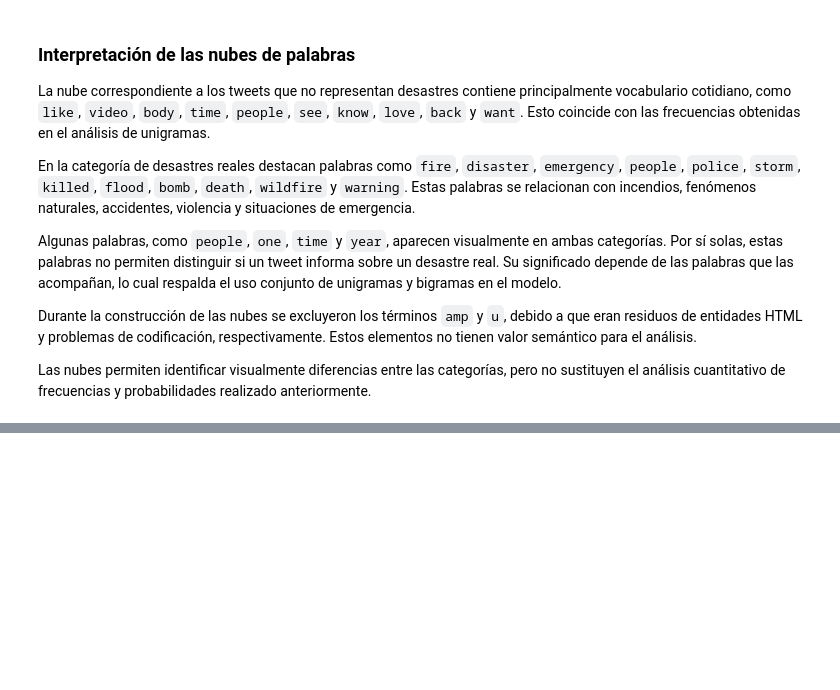
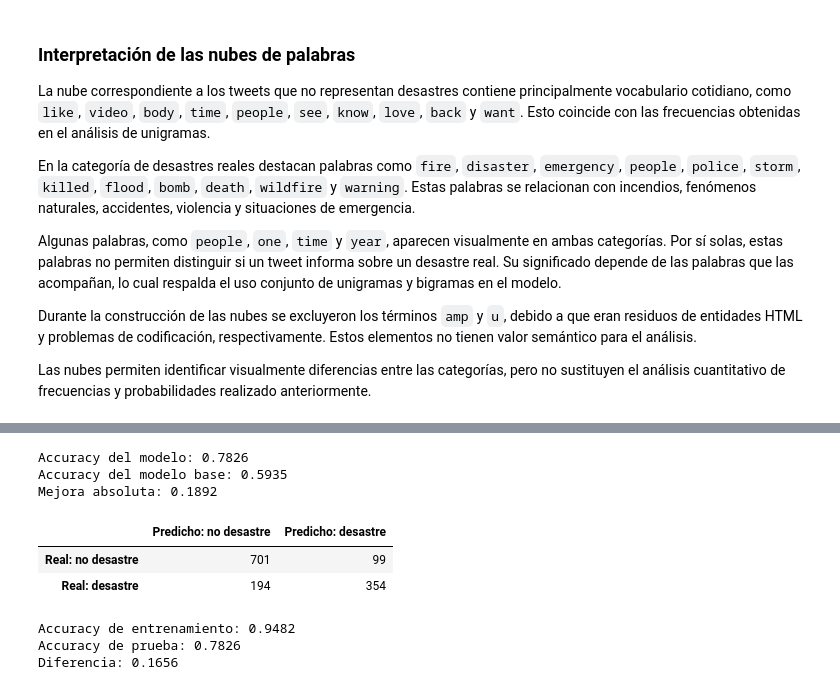
Before and after one commit to tismajo/CC3084-Laboratorio5, a Jupyter notebook: Laboratorio5.ipynb, the cells around one changed output, grey strips where cells are left out. Drawn from its saved outputs; the diff is of its cells as text; code cells hidden in the pictures; blank space fills up the shorter version.

```diff
--- a/Laboratorio5.ipynb
+++ b/Laboratorio5.ipynb
@@ -1361,0 +1551,74 @@ Las nubes permiten identificar visualmente diferencias entre las categorías, pe
+# %%
+baseline_accuracy = (
+    y_test.value_counts(normalize=True).max()
+)
+
+print(
+    "Accuracy del modelo:",
+    round(accuracy, 4)
+)
+
+print(
+    "Accuracy del modelo base:",
+    round(baseline_accuracy, 4)
+)
+
+print(
+    "Mejora absoluta:",
+    round(accuracy - baseline_accuracy, 4)
+)
+# %% [output]
+Accuracy del modelo: 0.7826
+Accuracy del modelo base: 0.5935
+Mejora absoluta: 0.1892
+# %%
+cm = confusion_matrix(y_test, y_pred)
+
+cm_df = pd.DataFrame(
+    cm,
+    index=[
+        "Real: no desastre",
+        "Real: desastre"
+    ],
+    columns=[
+        "Predicho: no desastre",
+        "Predicho: desastre"
+    ]
+)
+
+display(cm_df)
+# %% [output]
+|  | Predicho: no desastre | Predicho: desastre |
+| Real: no desastre | 701 | 99 |
+| Real: desastre | 194 | 354 |
+# %%
+y_train_pred = model.predict(X_train)
+
+train_accuracy = accuracy_score(
+    y_train,
+    y_train_pred
+)
+
+test_accuracy = accuracy_score(
+    y_test,
+    y_pred
+)
+
+print(
+    "Accuracy de entrenamiento:",
+    round(train_accuracy, 4)
+)
+
+print(
+    "Accuracy de prueba:",
+    round(test_accuracy, 4)
+)
+
+print(
+    "Diferencia:",
+    round(train_accuracy - test_accuracy, 4)
+)
+# %% [output]
+Accuracy de entrenamiento: 0.9482
+Accuracy de prueba: 0.7826
+Diferencia: 0.1656
```
Also changed, not shown: parts of 10 cells of this notebook.
